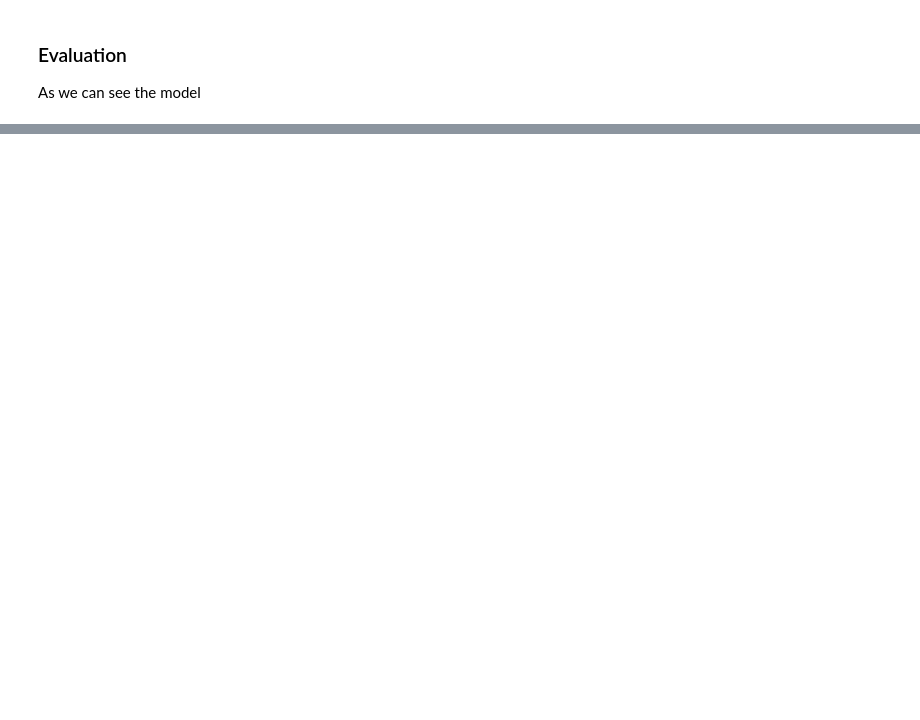
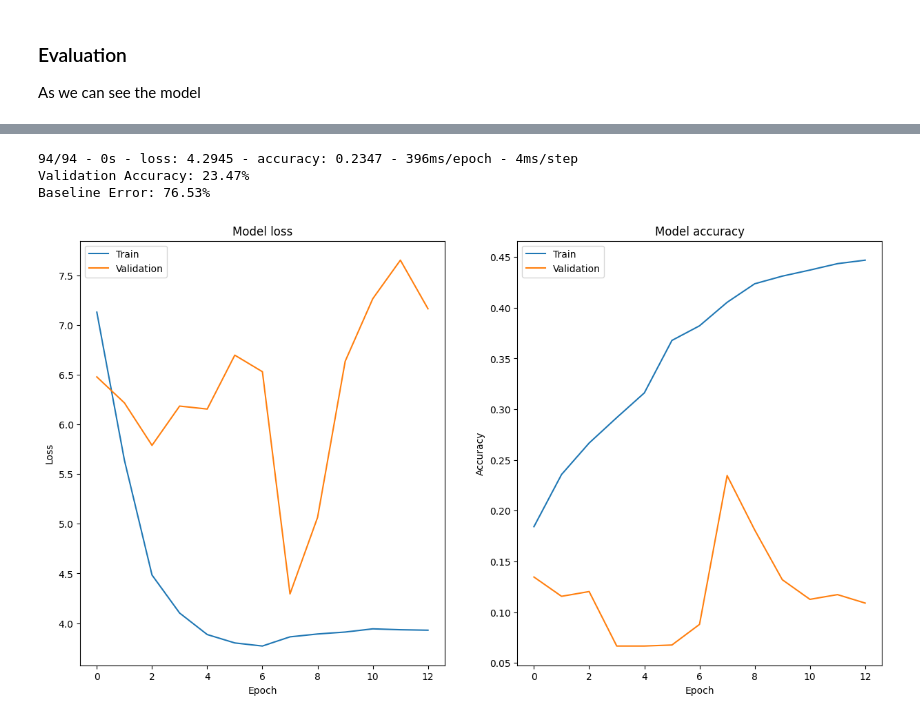
Before and after one commit to Grobbina/DELE, a Jupyter notebook: CNN.ipynb, the cells around one changed output, grey strips where cells are left out. Drawn from its saved outputs; the diff is of its cells as text; code cells hidden in the pictures; blank space fills up the shorter version.

```diff
--- a/CNN.ipynb
+++ b/CNN.ipynb
@@ -972,0 +952,10 @@ KeyboardInterrupt:
+# %%
+model = LeNetPrime(31)
+model.compile(optimizer=Adam(0.001), loss='categorical_crossentropy', metrics=['accuracy'])
+
+# early_stopping = EarlyStopping(monitor='val_loss', patience=5, restore_best_weights=True)
+model_checkpoint = ModelCheckpoint('best_model.h5', monitor='val_accuracy', save_best_only=True, save_weights_only=True, mode='max', verbose=0)
+
+history = model.fit(X_train31, train_labels, validation_data=(X_val31, validation_labels),
+                    epochs=30, batch_size=32, verbose=2, class_weight=class_weight,
+                    callbacks=[early_stopping, model_checkpoint])
@@ -972,0 +980,14 @@ KeyboardInterrupt:
+# %%
+model.load_weights('best_model.h5')
+scores = model.evaluate(X_val128, validation_labels, verbose=2)
+print("Validation Accuracy: %.2f%%" % (scores[1] * 100))
+
+plot_history(history)
+
+df128.loc[len(df128)] = ['LeNetImproved', history.history['accuracy'][-1], history.history['val_accuracy'][-1], history.history['loss'][-1], history.history['val_loss'][-1], history]
+print("Baseline Error: %.2f%%" % (100 - scores[1] * 100))
+# %% [output]
+94/94 - 0s - loss: 4.2945 - accuracy: 0.2347 - 396ms/epoch - 4ms/step
+Validation Accuracy: 23.47%
+Baseline Error: 76.53%
+[figure, added]
```
Also changed, not shown: parts of 19 cells of this notebook, 3 other files.
